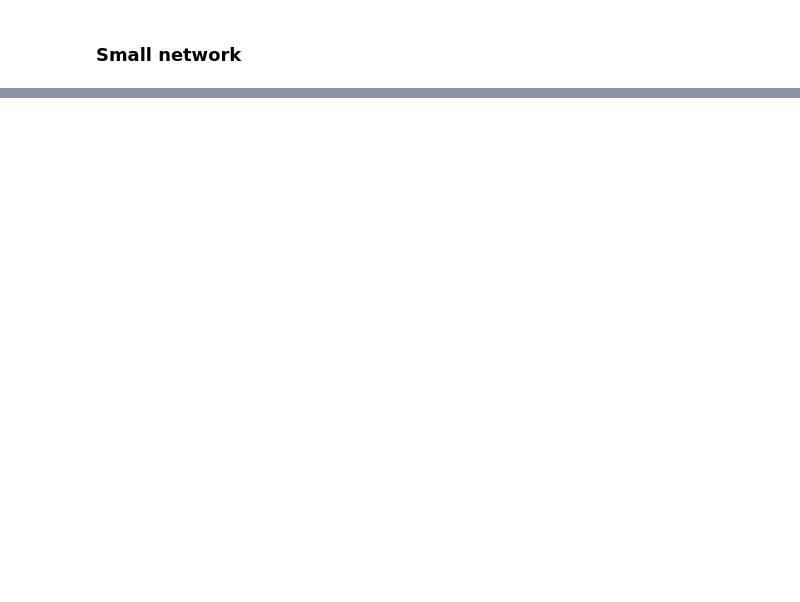
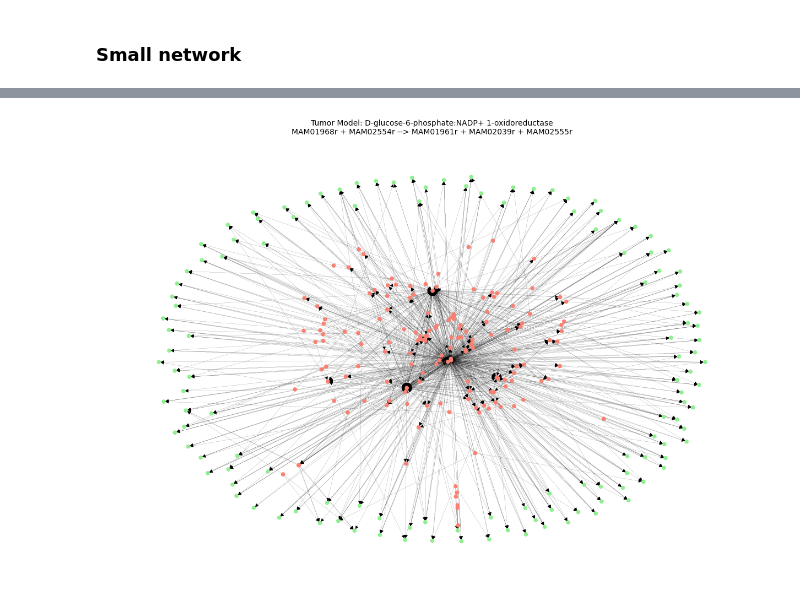
Before and after one commit to Alexreat/dissertation_project, a Jupyter notebook: notebooks/FBA_analysis.ipynb, the cells around one changed output, grey strips where cells are left out. Saved outputs shown, nothing was run; the diff lists cells and outputs as text; code cells hidden in the pictures; blank space fills up the shorter version.

```diff
--- a/notebooks/FBA_analysis.ipynb
+++ b/notebooks/FBA_analysis.ipynb
@@ -332,4 +465,0 @@ metabolites = {
-# %%
-# Adding metabolites
-for met_id, met_name in metabolites.items():
-    G.add_node(met_id, label=met_name)
@@ -345,4 +465,0 @@ edges = [
-# %%
-# add each edge with flux value
-for src, tgt in edges:
-    G.add_edge(src, tgt, reaction= target_reaction, flux=flux_value)
@@ -379,4 +465,0 @@ metabolites = {
-# %%
-# Adding metabolites
-for met_id, met_name in metabolites.items():
-    G.add_node(met_id, label=met_name)
@@ -392,4 +465,0 @@ edges = [
-# %%
-# add each edge with flux value
-for src, tgt in edges:
-    G.add_edge(src, tgt, reaction= target_reaction, flux=flux_value)
@@ -412,0 +540,11 @@ plt.show()
+# %%
+# Tumor Model
+draw_minimal_reaction_graph(
+    tumor_model,
+    tumor_solution,
+    target_reaction,
+    reaction_name,
+    title_prefix="Tumor Model"
+)
+# %% [output]
+[figure, added]
```
Also changed, not shown: parts of 41 cells of this notebook, 1 other file.
